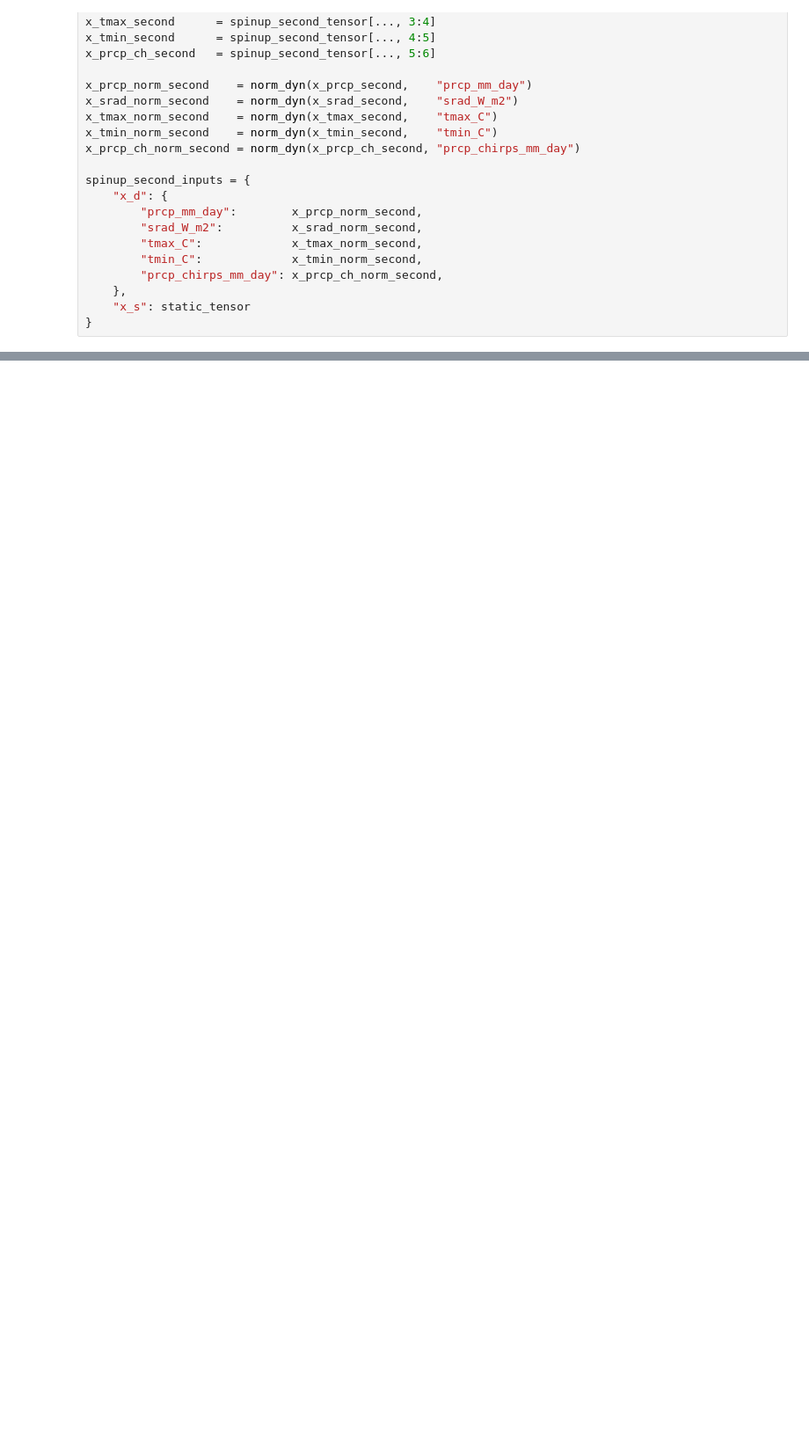
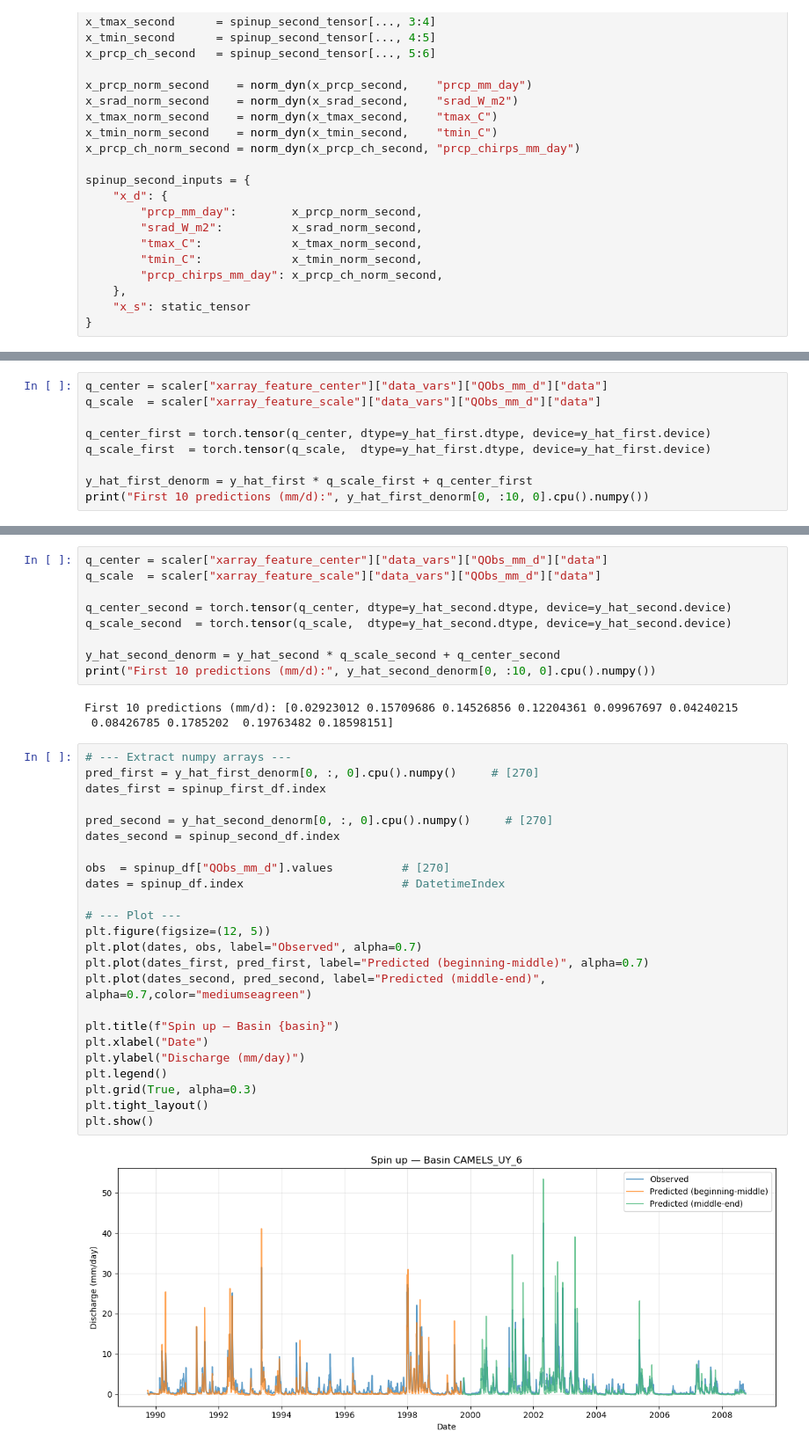
Before and after one commit to DSHydro/NeuralHydrologyAzure, a Jupyter notebook: ensemble_streamflow_prediction/soting_and_retrieving_model_state.ipynb, the cells around one changed output, grey strips where cells are left out. Shown at 88% size. Saved outputs shown, nothing was run; the diff lists cells and outputs as text; blank space fills up the shorter version.

```diff
--- a/ensemble_streamflow_prediction/soting_and_retrieving_model_state.ipynb
+++ b/ensemble_streamflow_prediction/soting_and_retrieving_model_state.ipynb
@@ -485,0 +571,9 @@ tensor([[0., 0., 0., 0., 0., 0., 0., 0., 0., 0., 0., 0., 0., 0., 0., 0., 0., 0.,
+# %%
+q_center = scaler["xarray_feature_center"]["data_vars"]["QObs_mm_d"]["data"]
+q_scale  = scaler["xarray_feature_scale"]["data_vars"]["QObs_mm_d"]["data"]
+
+q_center_first = torch.tensor(q_center, dtype=y_hat_first.dtype, device=y_hat_first.device)
+q_scale_first  = torch.tensor(q_scale,  dtype=y_hat_first.dtype, device=y_hat_first.device)
+
+y_hat_first_denorm = y_hat_first * q_scale_first + q_center_first
+print("First 10 predictions (mm/d):", y_hat_first_denorm[0, :10, 0].cpu().numpy())
@@ -485,0 +583,38 @@ tensor([[0., 0., 0., 0., 0., 0., 0., 0., 0., 0., 0., 0., 0., 0., 0., 0., 0., 0.,
+# %%
+q_center = scaler["xarray_feature_center"]["data_vars"]["QObs_mm_d"]["data"]
+q_scale  = scaler["xarray_feature_scale"]["data_vars"]["QObs_mm_d"]["data"]
+
+q_center_second = torch.tensor(q_center, dtype=y_hat_second.dtype, device=y_hat_second.device)
+q_scale_second  = torch.tensor(q_scale,  dtype=y_hat_second.dtype, device=y_hat_second.device)
+
+y_hat_second_denorm = y_hat_second * q_scale_second + q_center_second
+print("First 10 predictions (mm/d):", y_hat_second_denorm[0, :10, 0].cpu().numpy())
+# %% [output]
+First 10 predictions (mm/d): [0.02923012 0.15709686 0.14526856 0.12204361 0.09967697 0.04240215
+ 0.08426785 0.1785202  0.19763482 0.18598151]
+# %%
+# --- Extract numpy arrays ---
+pred_first = y_hat_first_denorm[0, :, 0].cpu().numpy()     # [270]
+dates_first = spinup_first_df.index
+
+pred_second = y_hat_second_denorm[0, :, 0].cpu().numpy()     # [270]
+dates_second = spinup_second_df.index
+
+obs  = spinup_df["QObs_mm_d"].values          # [270]
+dates = spinup_df.index                       # DatetimeIndex
+
+# --- Plot ---
+plt.figure(figsize=(12, 5))
+plt.plot(dates, obs, label="Observed", alpha=0.7)
+plt.plot(dates_first, pred_first, label="Predicted (beginning-middle)", alpha=0.7)
+plt.plot(dates_second, pred_second, label="Predicted (middle-end)", alpha=0.7,color="mediumseagreen")
+
+plt.title(f"Spin up — Basin {basin}")
+plt.xlabel("Date")
+plt.ylabel("Discharge (mm/day)")
+plt.legend()
+plt.grid(True, alpha=0.3)
+plt.tight_layout()
+plt.show()
+# %% [output]
+[figure, added]
```
Also changed, not shown: parts of 28 cells of this notebook, 3 other files.
